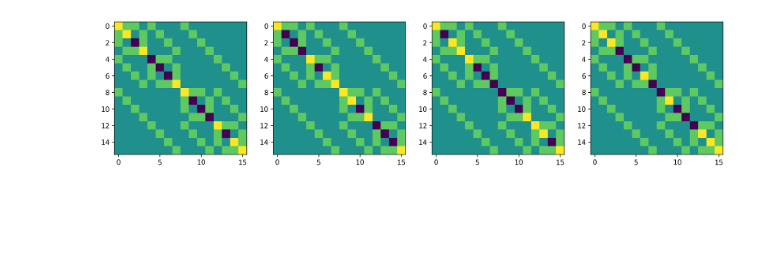
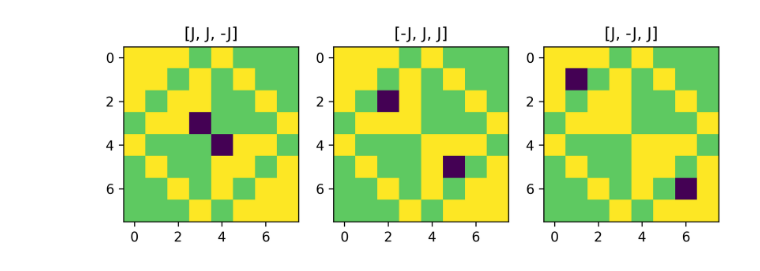
Before and after one commit to egementunca/Quantum-Frustration, a Jupyter notebook: frustration.ipynb, the cells around one changed output. Saved outputs shown, nothing was run; the diff lists cells and outputs as text; code cells hidden in the pictures; blank space fills up the shorter version.

```diff
--- a/frustration.ipynb
+++ b/frustration.ipynb
@@ -11,22 +12,17 @@ def hamiltonian(chain_length,j,h):
     a = q.nnInteraction(chain_length,j)
     b = q.magneticField(chain_length,h)
     return a+b
-# %%
-chain_length = 3
-j = [sp.Symbol('J')]*chain_length
-j[2] = -1*sp.Symbol('J')
-f_af_j = [((+1)**(x))*sp.Symbol('J') for x in range(chain_length)]
-h = [sp.Symbol('h')]*chain_length
-m = hamiltonian(chain_length,j=f_af_j,h=h)
 # %%
-chain_length = 4
-fig, axis = plt.subplots(1, chain_length, figsize=(16,12), dpi=300)
-for  i in range(chain_length):
-    j = [sp.Symbol('J')]*chain_length
-    j[i] = -1*sp.Symbol('J')
+chain_length = 3
+fig, ax = plt.subplots(1,chain_length,figsize=(8,12), dpi=300)
+j = [((-1)**x)*sp.Symbol('J') for x in range(chain_length)]
+j = deque(j)
+for i in range(chain_length):
+    j.rotate(1)
     h = [sp.Symbol('h')]*chain_length
     m = hamiltonian(chain_length,j=j,h=h)
     a = np.array(m.subs([(sp.Symbol('J'),1),(sp.Symbol('h'),1)]), dtype=np.float64)
-    im = axis[i].imshow(a)
+    ax[i].set_title(list(j))
+    ax[i].imshow(a)
 # %% [output]
-[figure, old version]
+[figure, new version]
```
Also changed, not shown: parts of 5 cells of this notebook.
